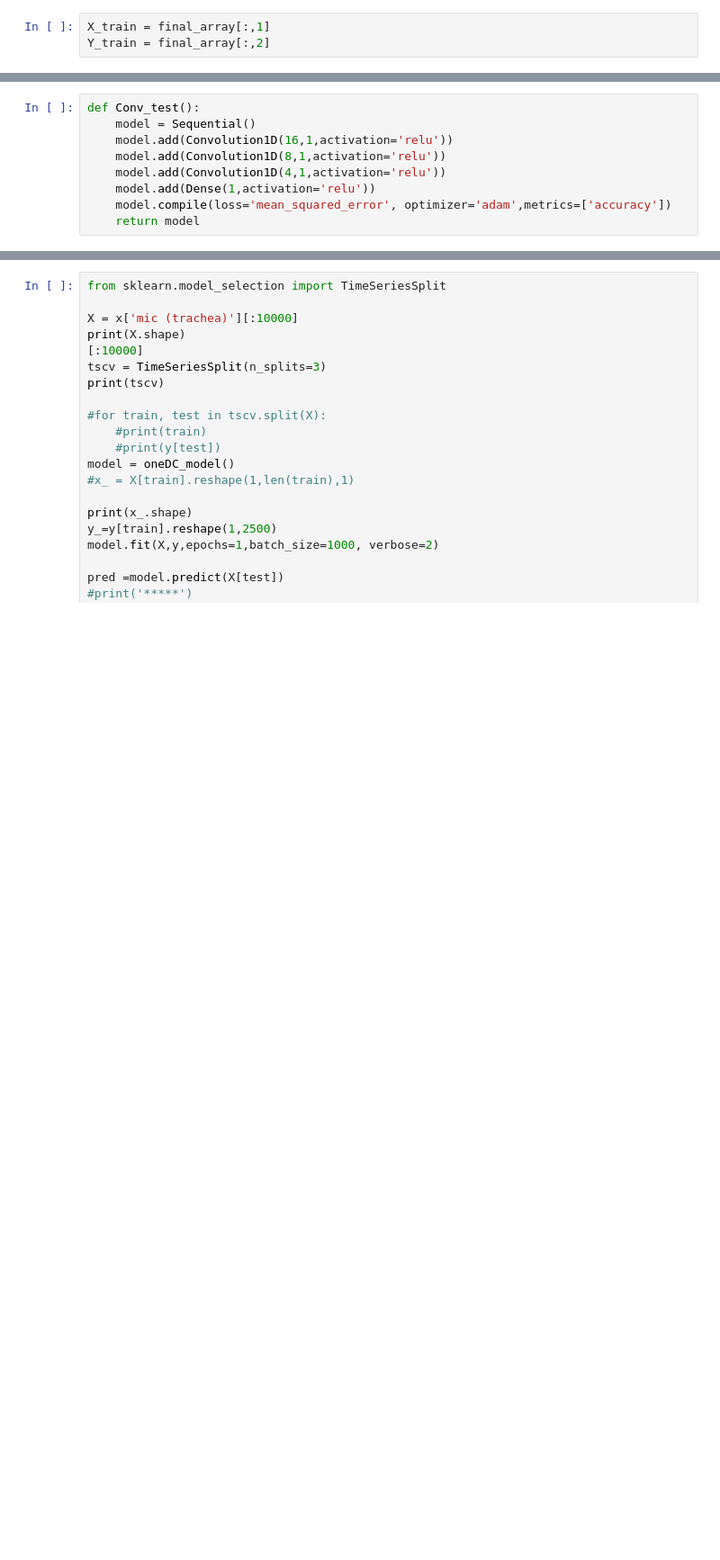
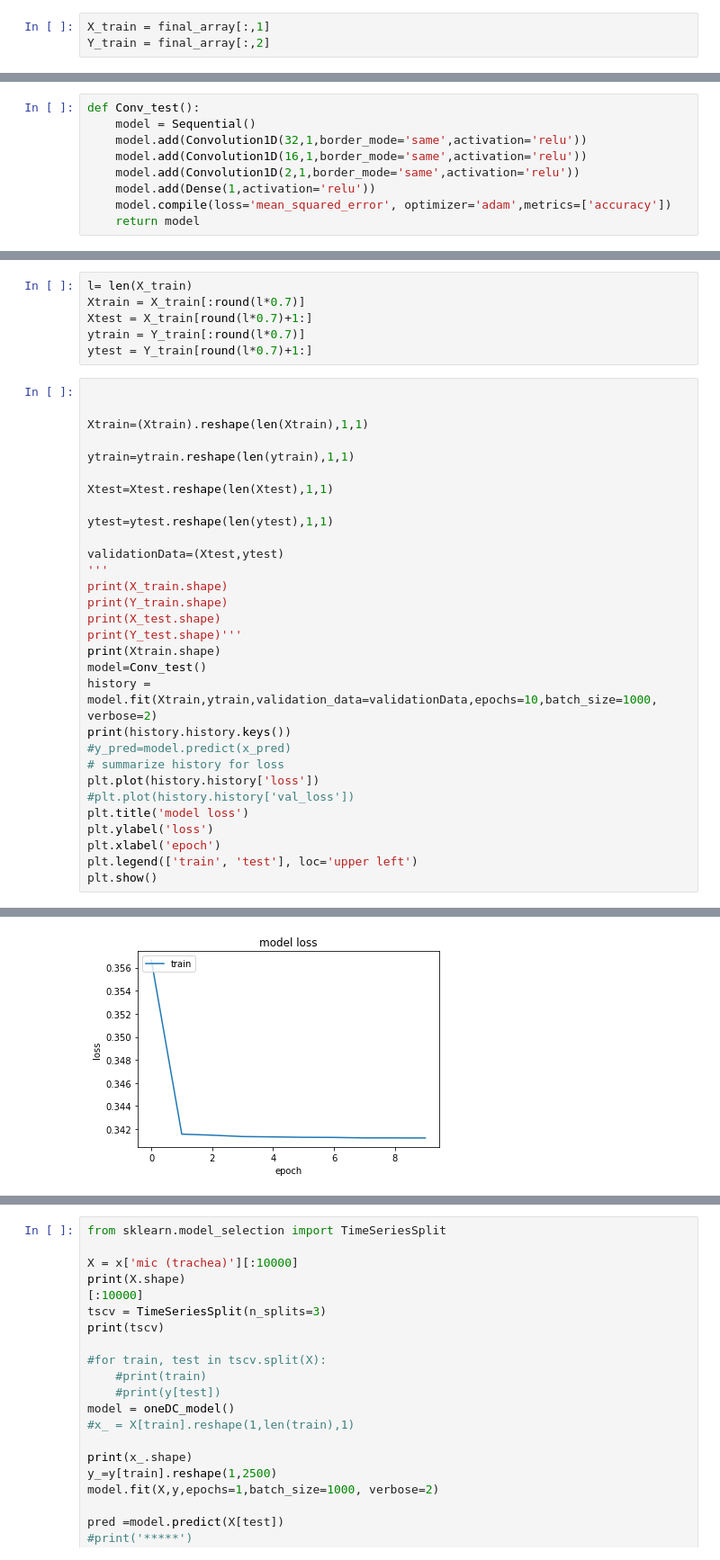
Before and after one commit to HimajaYerra/myproj, a Jupyter notebook: 1D_CNN_24July.ipynb, the cells around one changed output, grey strips where cells are left out. Shown at 90% size. Drawn from its saved outputs; the diff is of its cells as text; blank space fills up the shorter version.

Commit message:
added_model_params

```diff
--- a/1D_CNN_24July.ipynb
+++ b/1D_CNN_24July.ipynb
@@ -68,9 +72,9 @@ y_true=eval_data[:1000,2]
 # %%
 def Conv_test():
     model = Sequential()
-    model.add(Convolution1D(16,1,activation='relu'))
-    model.add(Convolution1D(8,1,activation='relu'))
-    model.add(Convolution1D(4,1,activation='relu'))
+    model.add(Convolution1D(32,1,border_mode='same',activation='relu'))
+    model.add(Convolution1D(16,1,border_mode='same',activation='relu'))
+    model.add(Convolution1D(2,1,border_mode='same',activation='relu'))
     model.add(Dense(1,activation='relu'))
     model.compile(loss='mean_squared_error', optimizer='adam',metrics=['accuracy'])
     return model
@@ -76,0 +100,37 @@ def Conv_test():
+# %%
+l= len(X_train)
+Xtrain = X_train[:round(l*0.7)]
+Xtest = X_train[round(l*0.7)+1:]
+ytrain = Y_train[:round(l*0.7)]
+ytest = Y_train[round(l*0.7)+1:]
+# %%
+
+
+Xtrain=(Xtrain).reshape(len(Xtrain),1,1)
+
+ytrain=ytrain.reshape(len(ytrain),1,1)
+
+Xtest=Xtest.reshape(len(Xtest),1,1)
+
+ytest=ytest.reshape(len(ytest),1,1)
+
+validationData=(Xtest,ytest)
+'''
+print(X_train.shape)
+print(Y_train.shape)
+print(X_test.shape)
+print(Y_test.shape)'''
+print(Xtrain.shape)
+model=Conv_test()
+history = model.fit(Xtrain,ytrain,validation_data=validationData,epochs=10,batch_size=1000, verbose=2)
+print(history.history.keys())
+#y_pred=model.predict(x_pred)
+# summarize history for loss
+plt.plot(history.history['loss'])
+#plt.plot(history.history['val_loss'])
+plt.title('model loss')
+plt.ylabel('loss')
+plt.xlabel('epoch')
+plt.legend(['train', 'test'], loc='upper left')
+plt.show()
+# %% [output]
@@ -76,0 +155 @@ def Conv_test():
+[figure, added]
```
Also changed, not shown: parts of 18 cells of this notebook.
